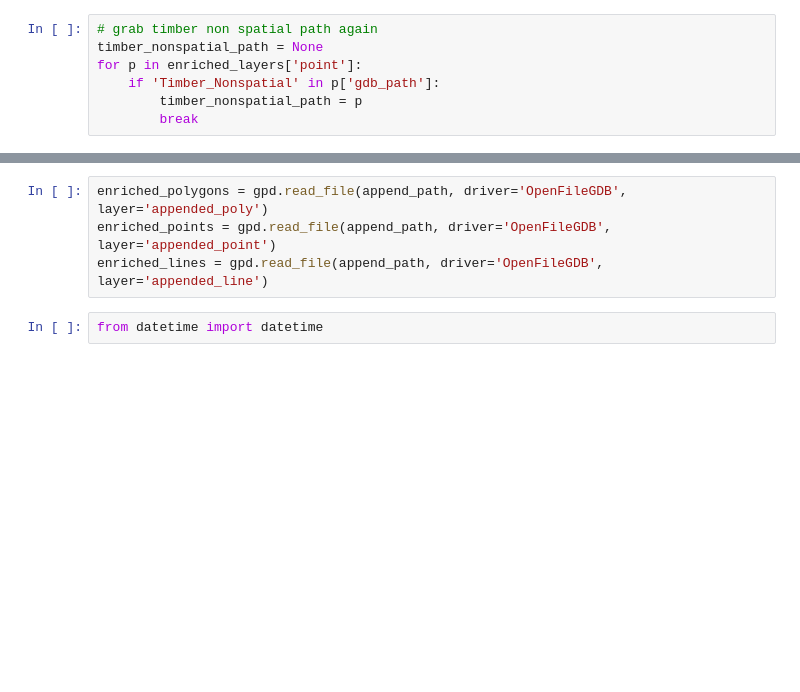
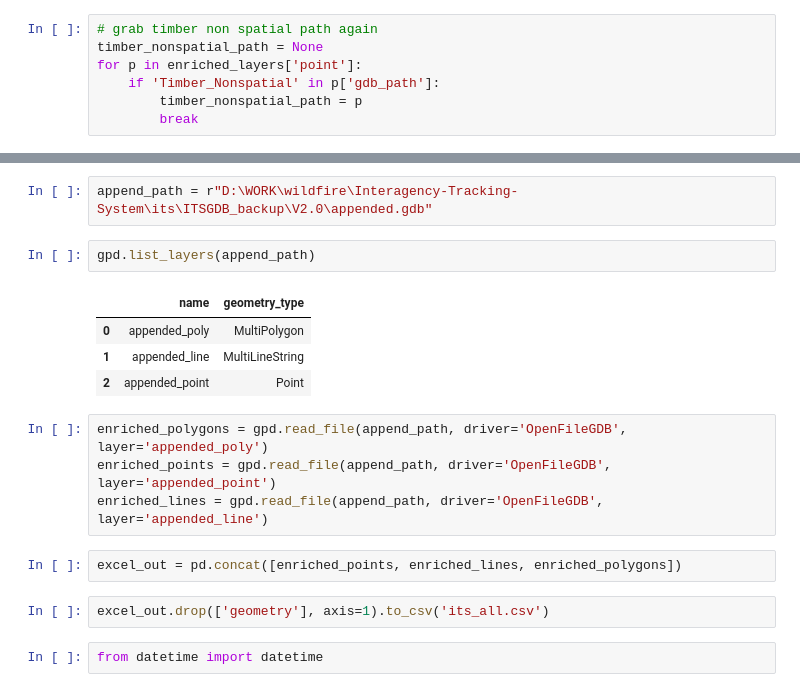
Before and after one commit to klinucsd/interagency-tracking-system, a Jupyter notebook: notebooks/Append.ipynb, the cells around one changed output, grey strips where cells are left out. Cells and saved outputs as stored; diff of their text form; blank space fills up the shorter version.

```diff
--- a/notebooks/Append.ipynb
+++ b/notebooks/Append.ipynb
@@ -134,7 +244,20 @@ Wall time: 35min 57s
+# %%
+append_path = r"D:\WORK\wildfire\Interagency-Tracking-System\its\ITSGDB_backup\V2.0\appended.gdb"
+# %%
+gpd.list_layers(append_path)
+# %% [output]
+|  | name | geometry_type |
+| 0 | appended_poly | MultiPolygon |
+| 1 | appended_line | MultiLineString |
+| 2 | appended_point | Point |
 # %%
 enriched_polygons = gpd.read_file(append_path, driver='OpenFileGDB', layer='appended_poly')
 enriched_points = gpd.read_file(append_path, driver='OpenFileGDB', layer='appended_point')
 enriched_lines = gpd.read_file(append_path, driver='OpenFileGDB', layer='appended_line')
+# %%
+excel_out = pd.concat([enriched_points, enriched_lines, enriched_polygons])
+# %%
+excel_out.drop(['geometry'], axis=1).to_csv('its_all.csv')
 # %%
 from datetime import datetime
 # %%
```
Also changed, not shown: parts of 34 cells of this notebook, 8 other files.
